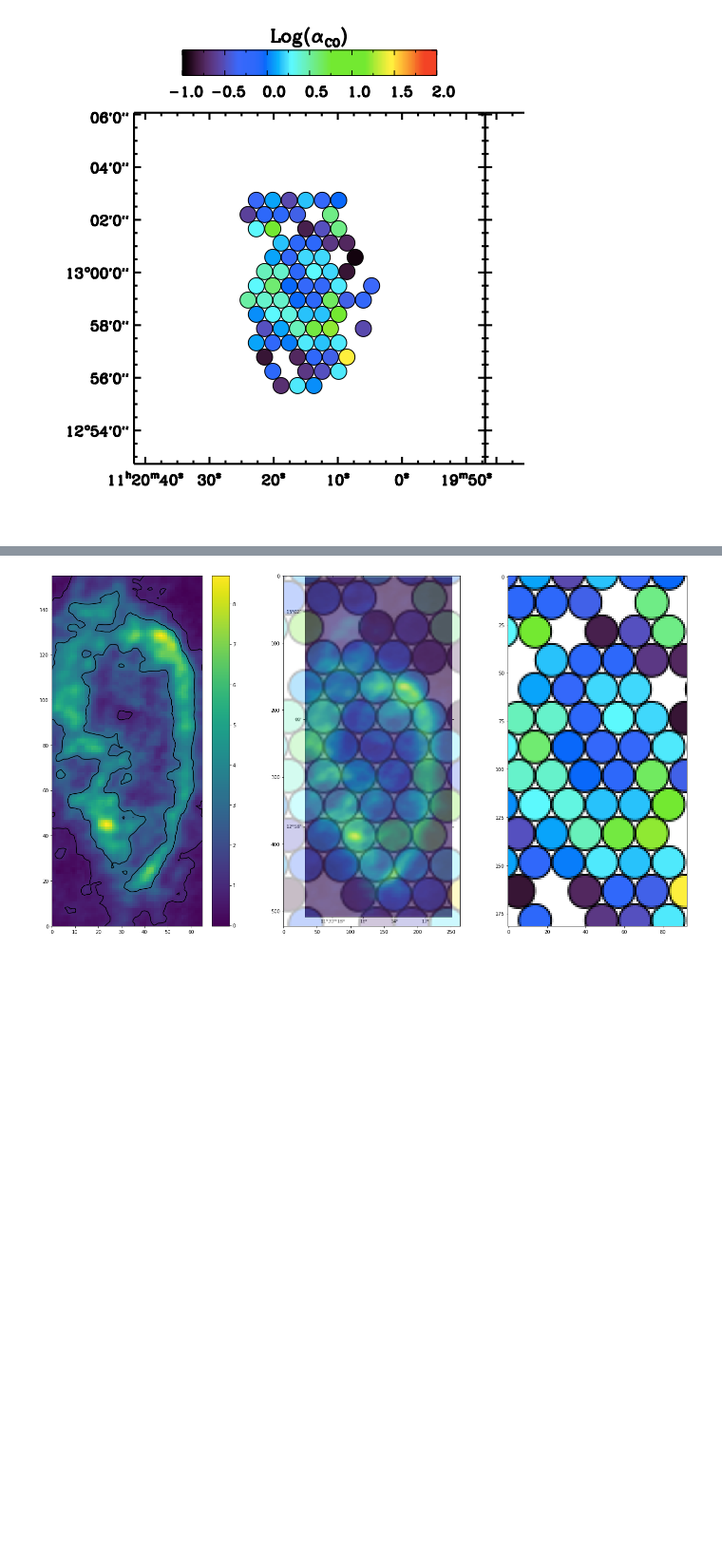
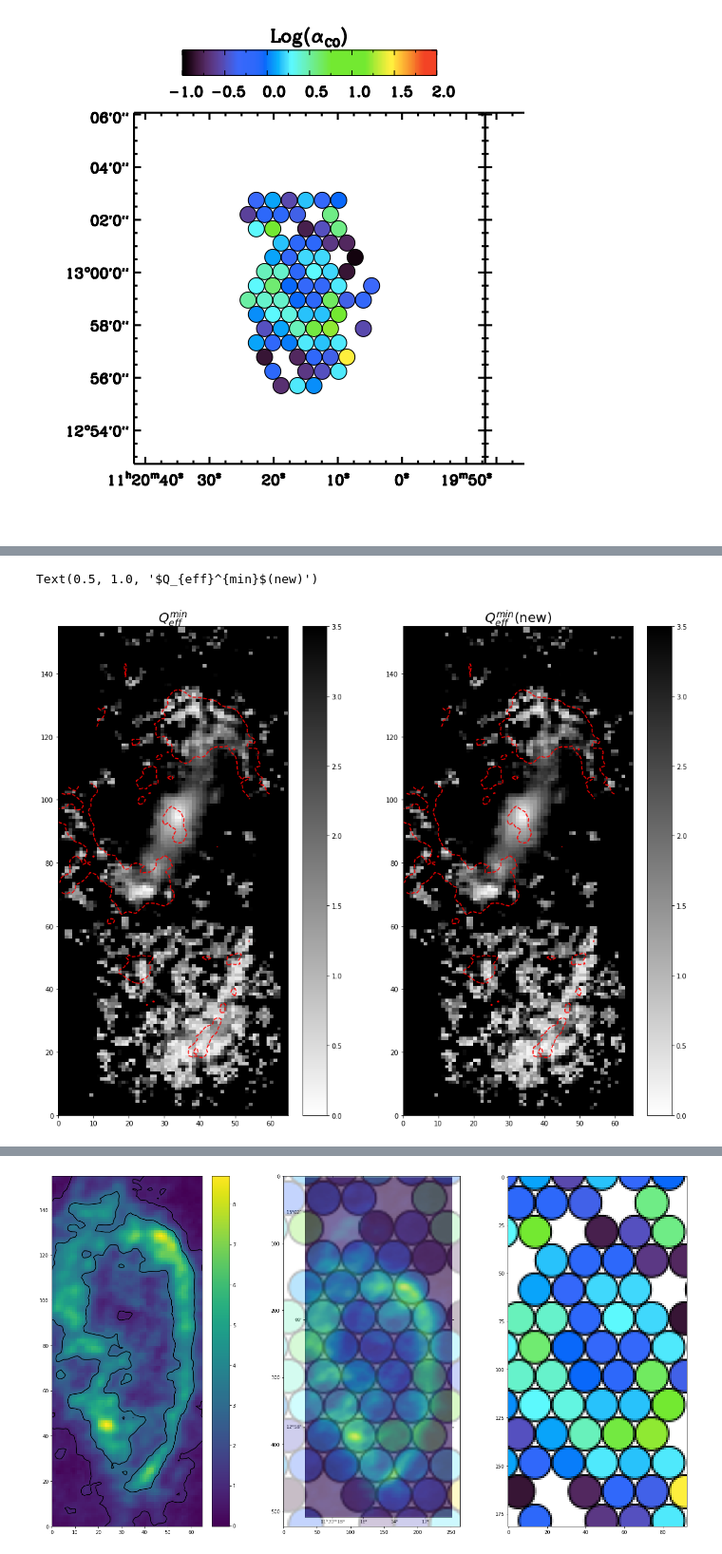
Before and after one commit to ValerieKostiuk/Course-work, a Jupyter notebook: NGC3627/I_CO-to-H2.ipynb, the cells around one changed output, grey strips where cells are left out. Shown at 95% size. Saved outputs shown, nothing was run; the diff lists cells and outputs as text; code cells hidden in the pictures; blank space fills up the shorter version.

```diff
--- a/NGC3627/I_CO-to-H2.ipynb
+++ b/NGC3627/I_CO-to-H2.ipynb
@@ -30,0 +59,15 @@ Image('./images/factor1.png')
+# %%
+sigma_s = np.load('./data/sigma_s.npy')
+Sigma_H2 = np.load('./data/Sigma_H2.npy')
+sigma_HI = np.load('./data/sigma_HI.npy')
+Sigma_HI = np.load('./data/Sigma_HI.npy')
+Sigma_s = np.load('./data/Sigma_s.npy')
+sig_R_max = np.load('./data/sig_R_max.npy')
+sig_R_min = np.load('./data/sig_R_min.npy')
+r_HI = np.load('./data/r_HI.npy')
+vel_HI = np.load('./data/vel_HI.npy')
+kappa = np.load('./data/kappa.npy')
+dist_kpc = np.load('./data/dist_kpc.npy')
+H_alpha = np.load('./data/H_alpha.npy')
+# %%
+velocity_approx = poly1d(polyfit(r_HI, vel_HI, deg=4))
@@ -30,0 +136,24 @@ Image('./images/factor1.png')
+# %%
+Qeff_min = np.load('./data/Qeff_min.npy')
+Qeff_max = np.load('./data/Qeff_max.npy')
+Qg = np.load('./data/Qg.npy')
+# %%
+X,Y = np.meshgrid(np.arange(0.,66,1), np.arange(0.,156,1))
+plt.figure(figsize=[17, 13.5])
+plt.subplot(1,2,1)
+CS = plt.contour(X, Y, np.log10(H_alpha), levels=[-14.2,-12], aspect='auto', alpha=1, colors='red')
+quadmesh = plt.pcolormesh(X, Y, Qeff_min, cmap='gist_yarg')
+quadmesh.set_clim(vmin=0., vmax=3.5)
+plt.colorbar()
+plt.title(r'$Q_{eff}^{min}$', fontsize=20)
+
+plt.subplot(1,2,2)
+CS = plt.contour(X, Y, np.log10(H_alpha), levels=[-14.2,-12], aspect='auto', alpha=1, colors='red')
+quadmesh = plt.pcolormesh(X, Y, Qeff_min_mod, cmap='gist_yarg')
+quadmesh.set_clim(vmin=0., vmax=3.5)
+quadmesh.cmap.set_under('white')
+plt.colorbar()
+plt.title(r'$Q_{eff}^{min}$(new)', fontsize=20)
+# %% [output]
+Text(0.5, 1.0, '$Q_{eff}^{min}$(new)')
+[figure, added]
```
Also changed, not shown: parts of 9 cells of this notebook.
